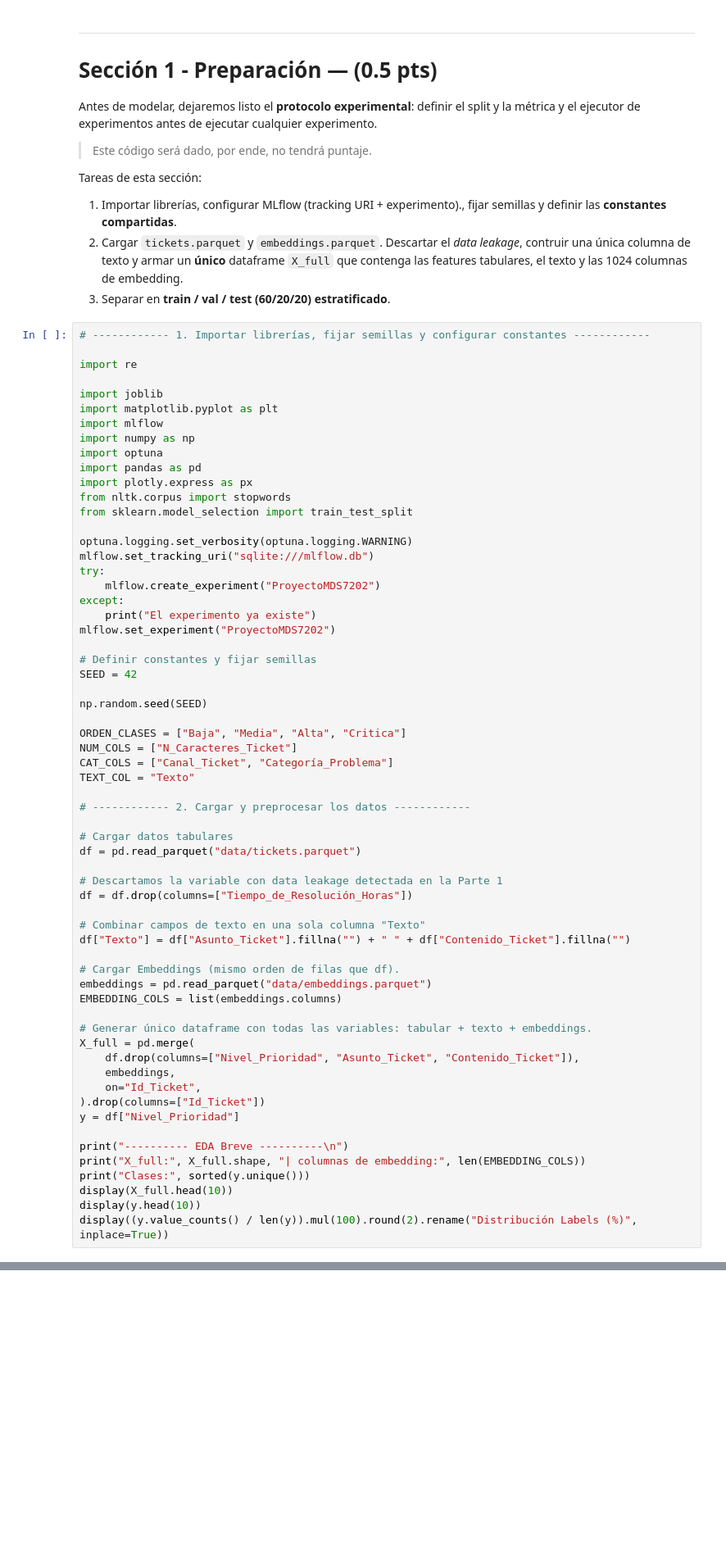
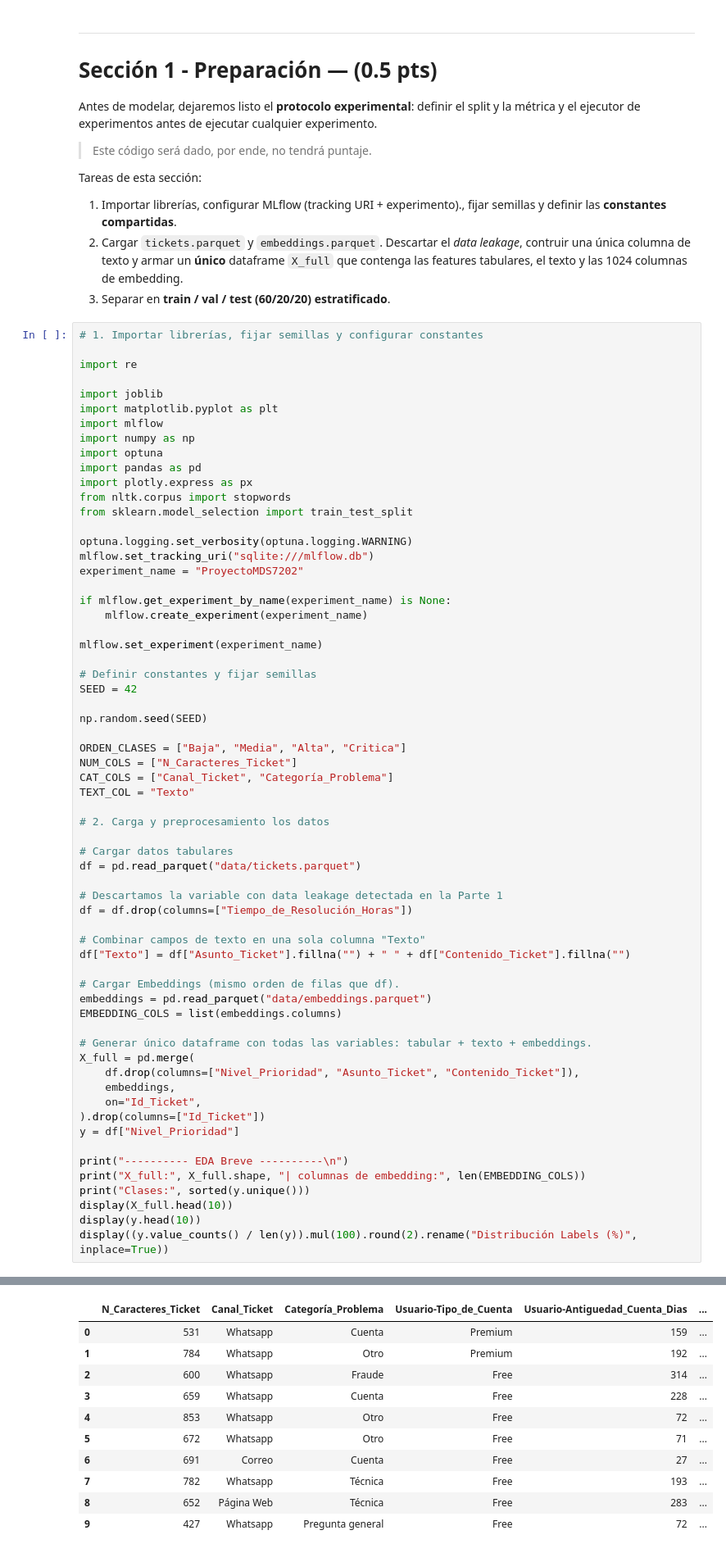
Before and after one commit to cadaeic628/MDS7202, a Jupyter notebook: project/Enunciado_Parte2_Modelo.ipynb, the cells around one changed output, grey strips where cells are left out. Shown at 82% size. Saved outputs shown, nothing was run; the diff lists cells and outputs as text; blank space fills up the shorter version.

```diff
--- a/project/Enunciado_Parte2_Modelo.ipynb
+++ b/project/Enunciado_Parte2_Modelo.ipynb
@@ -109,7 +109,7 @@ Tareas de esta sección:
 2. Cargar `tickets.parquet` y `embeddings.parquet`. Descartar el *data leakage*, contruir una única columna de texto y armar un **único** dataframe `X_full` que contenga las features tabulares, el texto y las 1024 columnas de embedding.
 3. Separar en **train / val / test (60/20/20) estratificado**.
 # %%
-# ------------ 1. Importar librerías, fijar semillas y configurar constantes ------------
+# 1. Importar librerías, fijar semillas y configurar constantes
 
 import re
 
@@ -125,11 +125,12 @@ from sklearn.model_selection import train_test_split
 
 optuna.logging.set_verbosity(optuna.logging.WARNING)
 mlflow.set_tracking_uri("sqlite:///mlflow.db")
-try:
-    mlflow.create_experiment("ProyectoMDS7202")
-except:
-    print("El experimento ya existe")
-mlflow.set_experiment("ProyectoMDS7202")
+experiment_name = "ProyectoMDS7202"
+
+if mlflow.get_experiment_by_name(experiment_name) is None:
+    mlflow.create_experiment(experiment_name)
+
+mlflow.set_experiment(experiment_name)
 
 # Definir constantes y fijar semillas
 SEED = 42
@@ -141,7 +142,7 @@ NUM_COLS = ["N_Caracteres_Ticket"]
 CAT_COLS = ["Canal_Ticket", "Categoría_Problema"]
 TEXT_COL = "Texto"
 
-# ------------ 2. Cargar y preprocesar los datos ------------
+# 2. Carga y preprocesamiento los datos
 
 # Cargar datos tabulares
 df = pd.read_parquet("data/tickets.parquet")
@@ -170,3 +171,4 @@ print("Clases:", sorted(y.unique()))
 display(X_full.head(10))
 display(y.head(10))
 display((y.value_counts() / len(y)).mul(100).round(2).rename("Distribución Labels (%)", inplace=True))
+# %% [output]
@@ -172,0 +180,11 @@ display((y.value_counts() / len(y)).mul(100).round(2).rename("Distribución Labe
+|  | N_Caracteres_Ticket | Canal_Ticket | Categoría_Problema | Usuario-Tipo_de_Cuenta | Usuario-Antiguedad_Cuenta_Dias | ... |
+| 0 | 531 | Whatsapp | Cuenta | Premium | 159 | ... |
+| 1 | 784 | Whatsapp | Otro | Premium | 192 | ... |
+| 2 | 600 | Whatsapp | Fraude | Free | 314 | ... |
+| 3 | 659 | Whatsapp | Cuenta | Free | 228 | ... |
+| 4 | 853 | Whatsapp | Otro | Free | 72 | ... |
+| 5 | 672 | Whatsapp | Otro | Free | 71 | ... |
+| 6 | 691 | Correo | Cuenta | Free | 27 | ... |
+| 7 | 782 | Whatsapp | Técnica | Free | 193 | ... |
+| 8 | 652 | Página Web | Técnica | Free | 283 | ... |
+| 9 | 427 | Whatsapp | Pregunta general | Free | 72 | ... |
```
Also changed, not shown: parts of 20 cells of this notebook, 1 other file.
